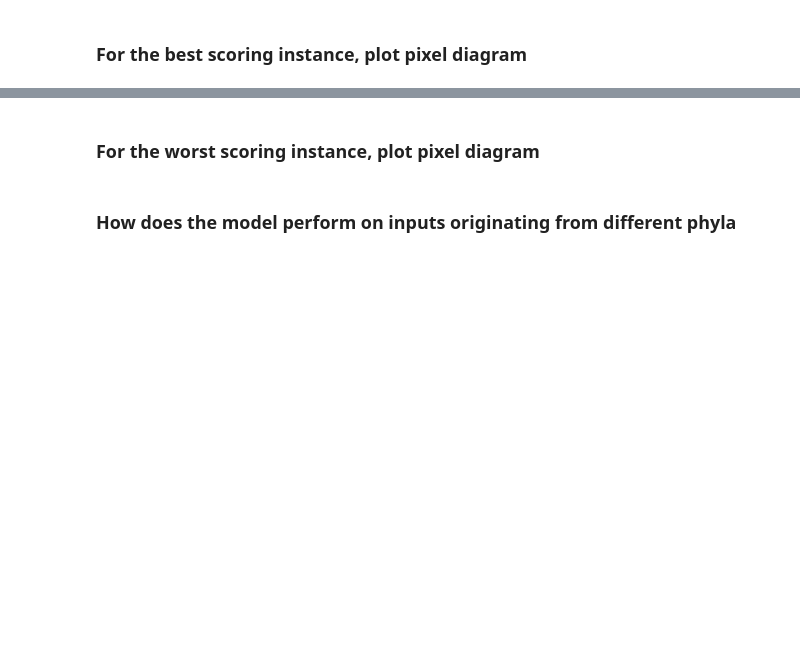
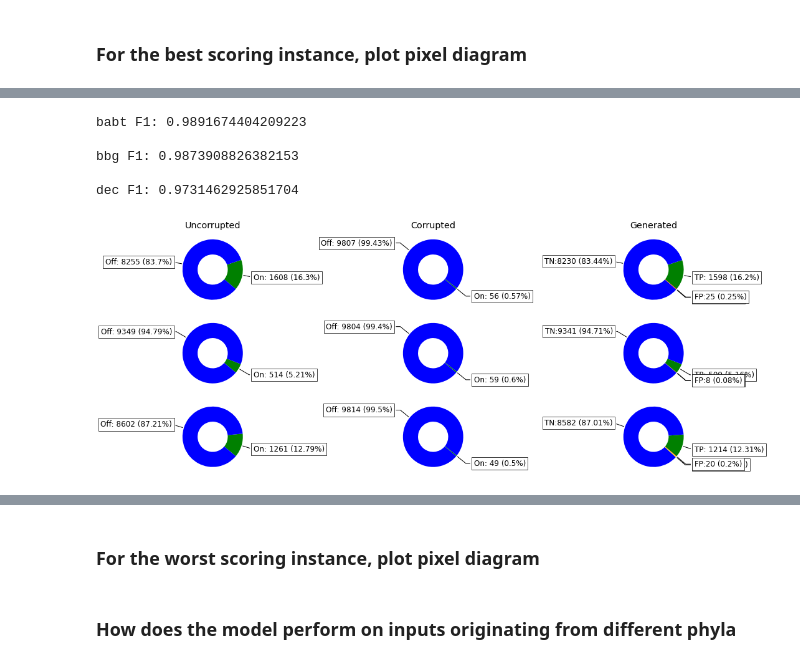
Before and after one commit to natasha-dudek/DeepGenomeVector, a Jupyter notebook: main.ipynb, the cells around one changed output, grey strips where cells are left out. Saved outputs shown, nothing was run; the diff lists cells and outputs as text; code cells hidden in the pictures; blank space fills up the shorter version.

```diff
--- a/main.ipynb
+++ b/main.ipynb
@@ -486,0 +534,10 @@ print("Num genes on in corrupted idx_best genome", torch.sum(corrupted[idx_best,
+# %%
+fig = evaluate.pie_chart_reconstructions(f1s, c_test_genomes, tns, fps, fns, tps, uncorrupted, corrupted)
+fig.savefig(BASE_DIR+"pie_plots.pdf", bbox_inches='tight', dpi=200)
+# %% [output]
+babt F1: 0.9891674404209223
+
+bbg F1: 0.9873908826382153
+
+dec F1: 0.9731462925851704
+[figure, added]
```
Also changed, not shown: parts of 38 cells of this notebook, 2 other files.
